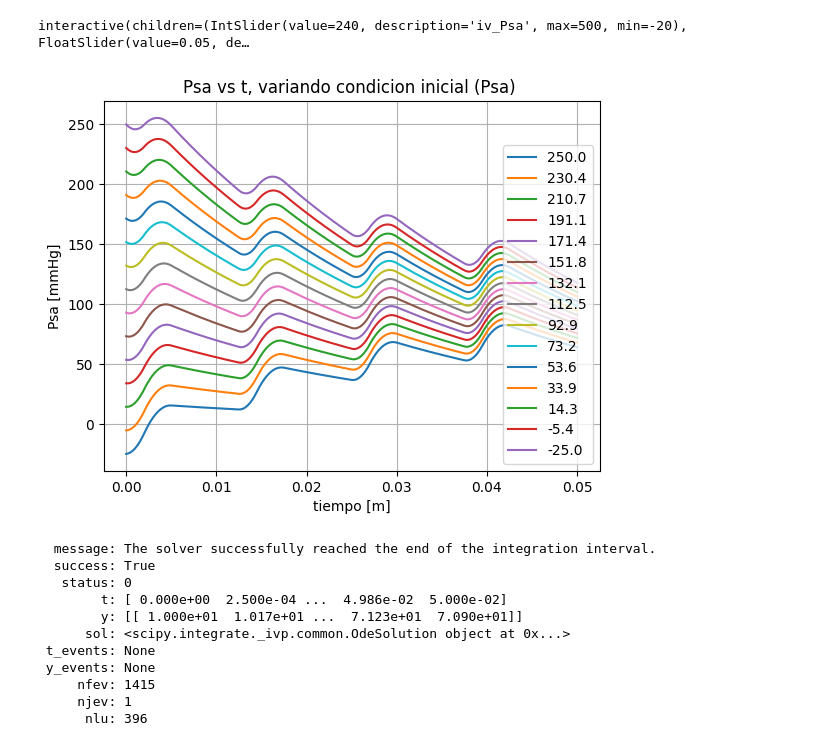
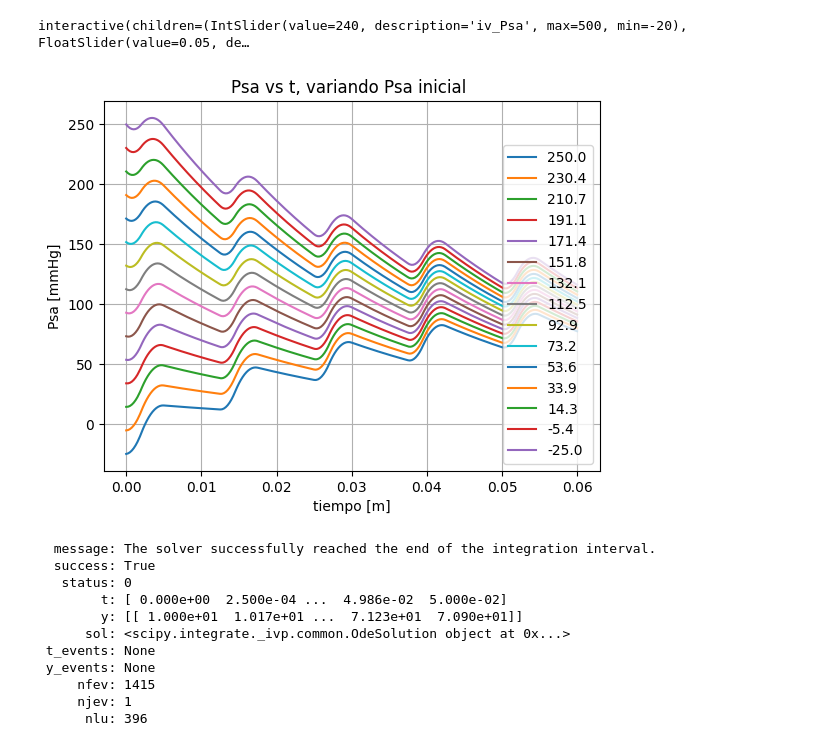
Before and after one commit to hxdvka/MiBio, a Jupyter notebook: FisioLab/cardio2/cardio_2_6.ipynb, the cells around one changed output. Saved outputs shown, nothing was run; the diff lists cells and outputs as text; code cells hidden in the pictures.

```diff
--- a/FisioLab/cardio2/cardio_2_6.ipynb
+++ b/FisioLab/cardio2/cardio_2_6.ipynb
@@ -130,7 +130,7 @@ ivl_psa =[[x] for x in np.linspace(-25,250,15)]
 
 f_ivp = partial(sp.integrate.solve_ivp,
             fun=ff_Psa,
-            t_span=(0,0.05),
+            t_span=(0,0.06),
             dense_output=True ,
             max_step=250e-6,
             method=solvDict['R'] #B R D L
@@ -141,17 +141,18 @@ sols = list(map( lambda iv : f_ivp(y0=iv) , ivl_psa ))
 # %%
 def plotterAux(sol):
     return plt.plot(sol.t,sol.y[0])
 
+#plt.subplot(121)
 plots = [plotterAux(sol) for sol in sols]
 legends = list( map(lambda s : "{iv:3.1f}".format(iv=s[0]) , ivl_psa[-1::-1]) )
 plt.legend( legends ,loc=4 )
 plt.ylabel("Psa [mmHg]")
 plt.xlabel("tiempo [m]")
-plt.title("Psa vs t, variando condicion inicial (Psa) ")
+plt.title("Psa vs t, variando Psa inicial ")
 plt.grid(visible=True)
-#plt.savefig("fig_iv_Psa.jpg")
+plt.savefig("fig_iv_Psa.jpg")
 # %% [output]
-[figure, old version]
+[figure, new version]
 # %%
 for p in plots:
     plt.show(p)
```
